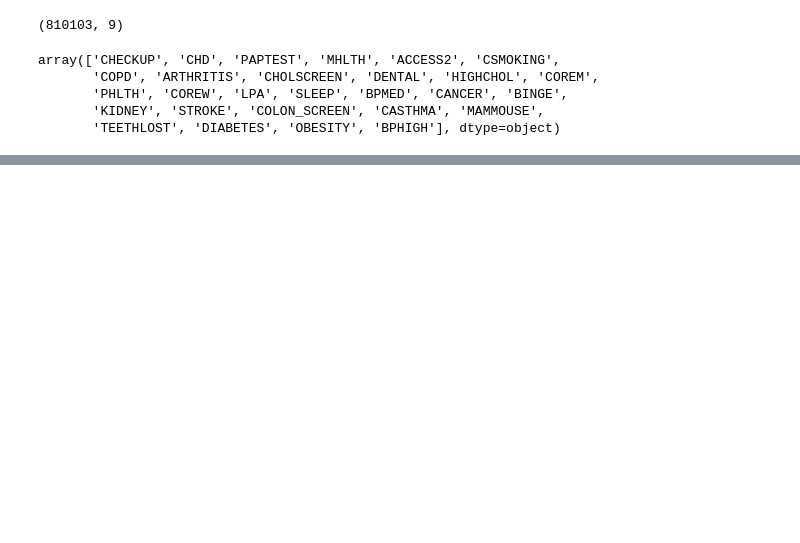
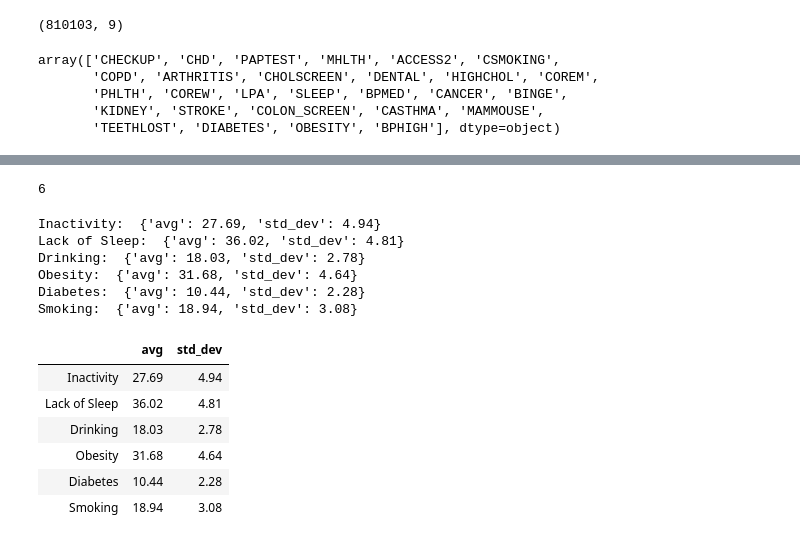
Before and after one commit to moonbeam5115/DiabetesFactorsAnalysis, a Jupyter notebook: notebooks/DiabetesFactorsAnanlysis.ipynb, the cells around one changed output, grey strips where cells are left out. Cells and saved outputs as stored; diff of their text form; code cells hidden in the pictures; blank space fills up the shorter version.

```diff
--- a/notebooks/DiabetesFactorsAnanlysis.ipynb
+++ b/notebooks/DiabetesFactorsAnanlysis.ipynb
@@ -449,0 +320,34 @@ Smoking Sigma:  3.083568766364308
+# %%
+#Calculate Statistics (average and std deviation for relevant factors)
+
+factor_list2 = ['Inactivity', 'Lack of Sleep', 'Drinking', 'Obesity', 'Diabetes', 'Smoking']
+stat = ['avg', 'std_dev']
+
+stats_dict = dict()
+
+for idx, fact in enumerate(factor_list2):
+    stats_dict[fact] = {stat[0] : round(total_factors_df[fact].mean(), 2), stat[1] : round(total_factors_df[fact].std(), 2)}
+# %%
+len(stats_dict)
+# %% [output]
+6
+# %%
+for key, val in stats_dict.items():
+    print('{}: '.format(key), stats_dict[key])
+# %% [output]
+Inactivity:  {'avg': 27.69, 'std_dev': 4.94}
+Lack of Sleep:  {'avg': 36.02, 'std_dev': 4.81}
+Drinking:  {'avg': 18.03, 'std_dev': 2.78}
+Obesity:  {'avg': 31.68, 'std_dev': 4.64}
+Diabetes:  {'avg': 10.44, 'std_dev': 2.28}
+Smoking:  {'avg': 18.94, 'std_dev': 3.08}
+# %%
+pd.DataFrame(stats_dict).transpose()
+# %% [output]
+|  | avg | std_dev |
+| Inactivity | 27.69 | 4.94 |
+| Lack of Sleep | 36.02 | 4.81 |
+| Drinking | 18.03 | 2.78 |
+| Obesity | 31.68 | 4.64 |
+| Diabetes | 10.44 | 2.28 |
+| Smoking | 18.94 | 3.08 |
```
Also changed, not shown: parts of 45 cells of this notebook, 3 other files.
